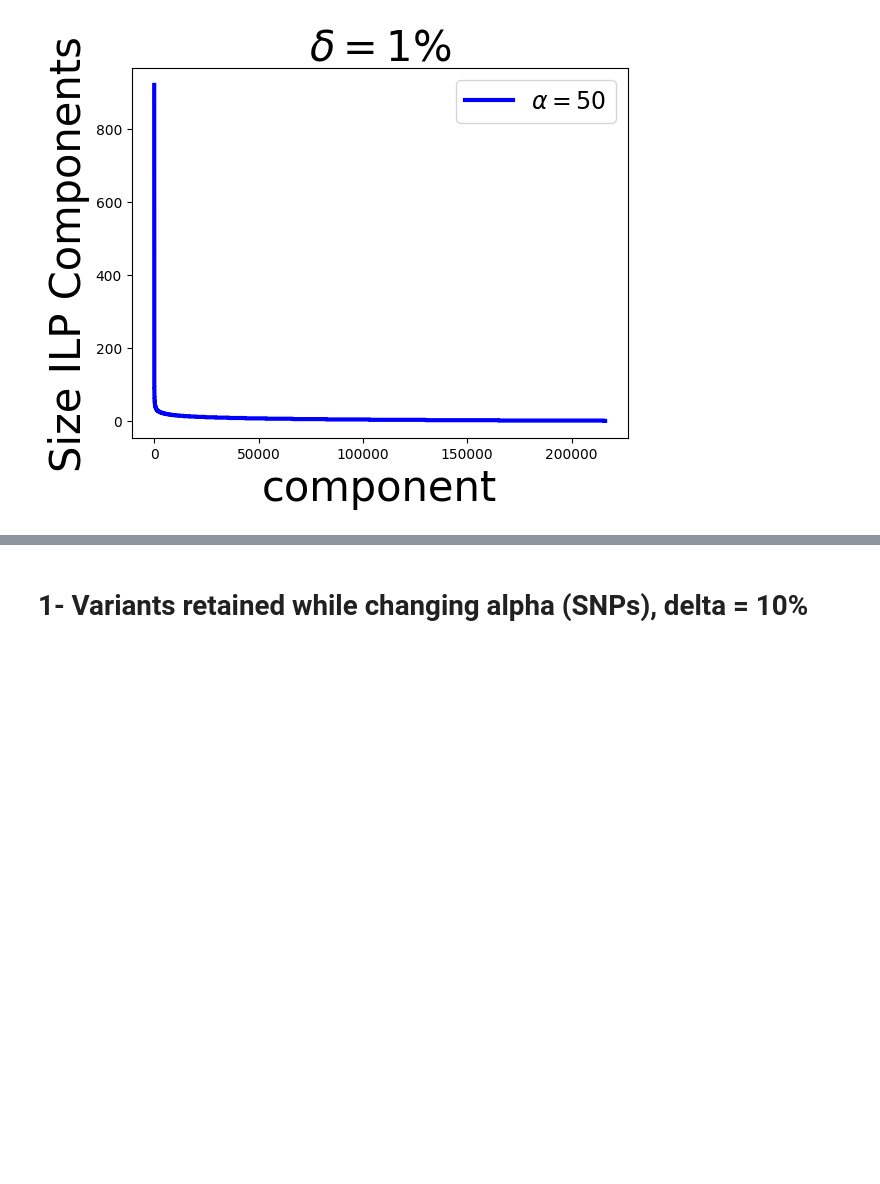
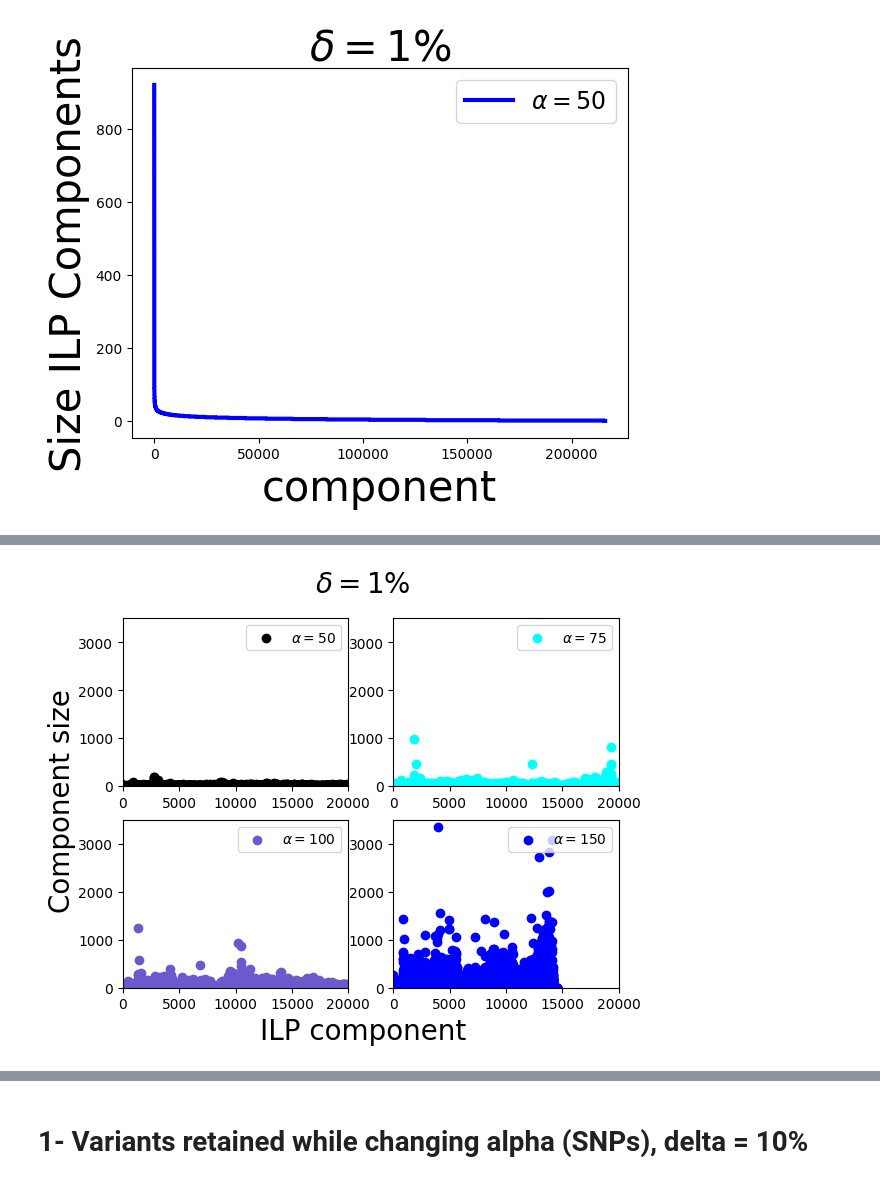
Before and after one commit to NedaTavakoli/hged_cpp, a Jupyter notebook: plots/ed_Plot_chr22-ISMB.ipynb, the cells around one changed output, grey strips where cells are left out. Cells and saved outputs as stored; diff of their text form; code cells hidden in the pictures; blank space fills up the shorter version.

Commit message:
add subplots for component size

```diff
--- a/plots/ed_Plot_chr22-ISMB.ipynb
+++ b/plots/ed_Plot_chr22-ISMB.ipynb
@@ -180,0 +115,69 @@ plt.show()
+# %%
+# read from file
+components_50_1 = loadtxt("varinats_per_component_50_1.txt", unpack=False)
+components_75_1 = loadtxt("varinats_per_component_75_1.txt", unpack=False)
+components_100_1 = loadtxt("varinats_per_component_100_1.txt", unpack=False)
+components_150_2 = loadtxt("varinats_per_component_150_2.txt", unpack=False)
+# %%
+# Sort in ascending order
+sorted_array_1 = np.sort(components_50_1)
+reverse_array_1 = sorted_array[::-1]
+n1 = len(components_50_1)
+x1 = np.arange(0,n1)
+
+sorted_array_2 = np.sort(components_75_1)
+reverse_array_2 = sorted_array[::-1]
+n2 = len(components_75_1)
+x2 = np.arange(0,n2)
+
+sorted_array_3 = np.sort(components_100_1)
+reverse_array_3= sorted_array[::-1]
+n3 = len(components_100_1)
+x3 = np.arange(0,n3)
+
+sorted_array_4 = np.sort(components_150_2)
+reverse_array_4 = sorted_array[::-1]
+n4 = len(components_150_2)
+x4 = np.arange(0,n4)
+
+fig = plt.figure()
+
+plt.subplot(2, 2, 1)
+plt.ylim(0, 3500)
+plt.xlim(0,20000)
+plt.scatter(x1,components_50_1 , color = 'black',  linewidth = 1,label=r'$\alpha =50$')
+plt.legend(fontsize=10,loc=1)
+
+
+plt.subplot(2, 2, 2)
+plt.ylim(0, 3500)
+plt.xlim(0,20000)
+plt.scatter(x2,components_75_1 , color = 'aqua',  linewidth = 1,label=r'$\alpha =75$')
+plt.legend(fontsize=10,loc=1)
+
+plt.subplot(2, 2, 3)
+plt.ylim(0, 3500)
+plt.xlim(0,20000)
+plt.scatter(x3, components_100_1 , color = 'slateblue',  linewidth = 1,label=r'$\alpha =100$')
+plt.legend(fontsize=10,loc=1)
+
+
+plt.subplot(2, 2, 4)
+plt.ylim(0, 3500)
+plt.xlim(0,20000)
+plt.scatter(x4,components_150_2 , color = 'blue',  linewidth = 1,label=r'$\alpha =150$')
+plt.legend(fontsize=10,loc=1)
+
+
+# Set common labels
+fig.text(0.5, 0.02, 'ILP component', ha='center', va='center',fontsize=20)
+fig.text(0.03, 0.5, 'Component size', ha='center', va='center', rotation='vertical', fontsize=20)
+
+
+fig.suptitle(r'$\delta =1\%$',fontsize=20)
+
+
+plt.savefig('[size_components_per_alpha-chr22.pdf', bbox_inches="tight")
+plt.show()
+# %% [output]
+[figure, added]
```
Also changed, not shown: parts of 14 cells of this notebook, 9 other files.
